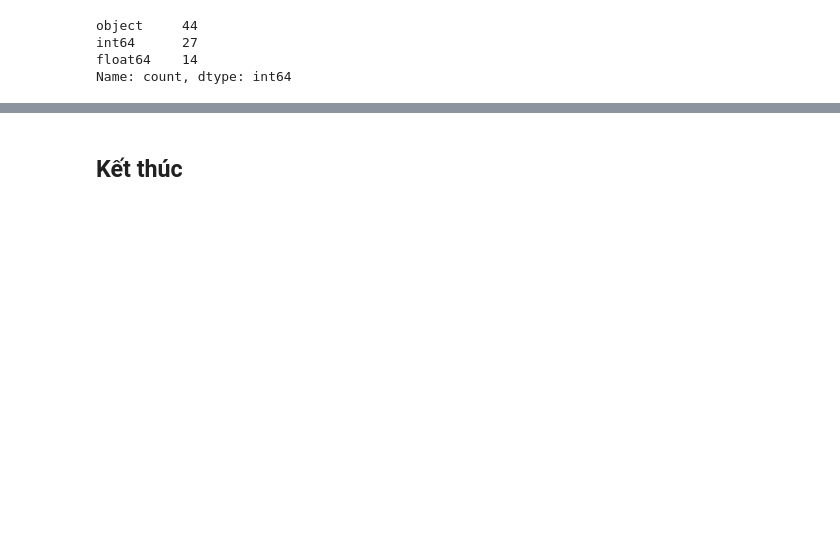
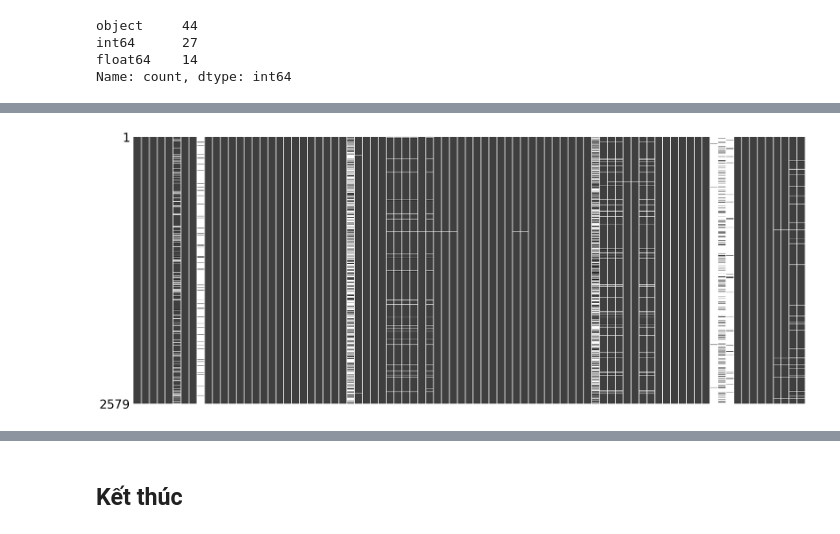
Before and after one commit to taido83/ai-starter, a Jupyter notebook: ai_starter/bai02/bai02_truc_quan_hoa_du_lieu.ipynb, the cells around one changed output, grey strips where cells are left out. Drawn from its saved outputs; the diff is of its cells as text; code cells hidden in the pictures; blank space fills up the shorter version.

```diff
--- a/ai_starter/bai02/bai02_truc_quan_hoa_du_lieu.ipynb
+++ b/ai_starter/bai02/bai02_truc_quan_hoa_du_lieu.ipynb
@@ -53,0 +244,6 @@ nhà vệ sinh.
+# %%
+msno.matrix(Ames, sparkline=False, fontsize=20)
+plt.savefig("Ames.png", bbox_inches='tight')
+plt.show()
+# %% [output]
+[figure, added]
```
Also changed, not shown: parts of 28 cells of this notebook, 6 other files.
